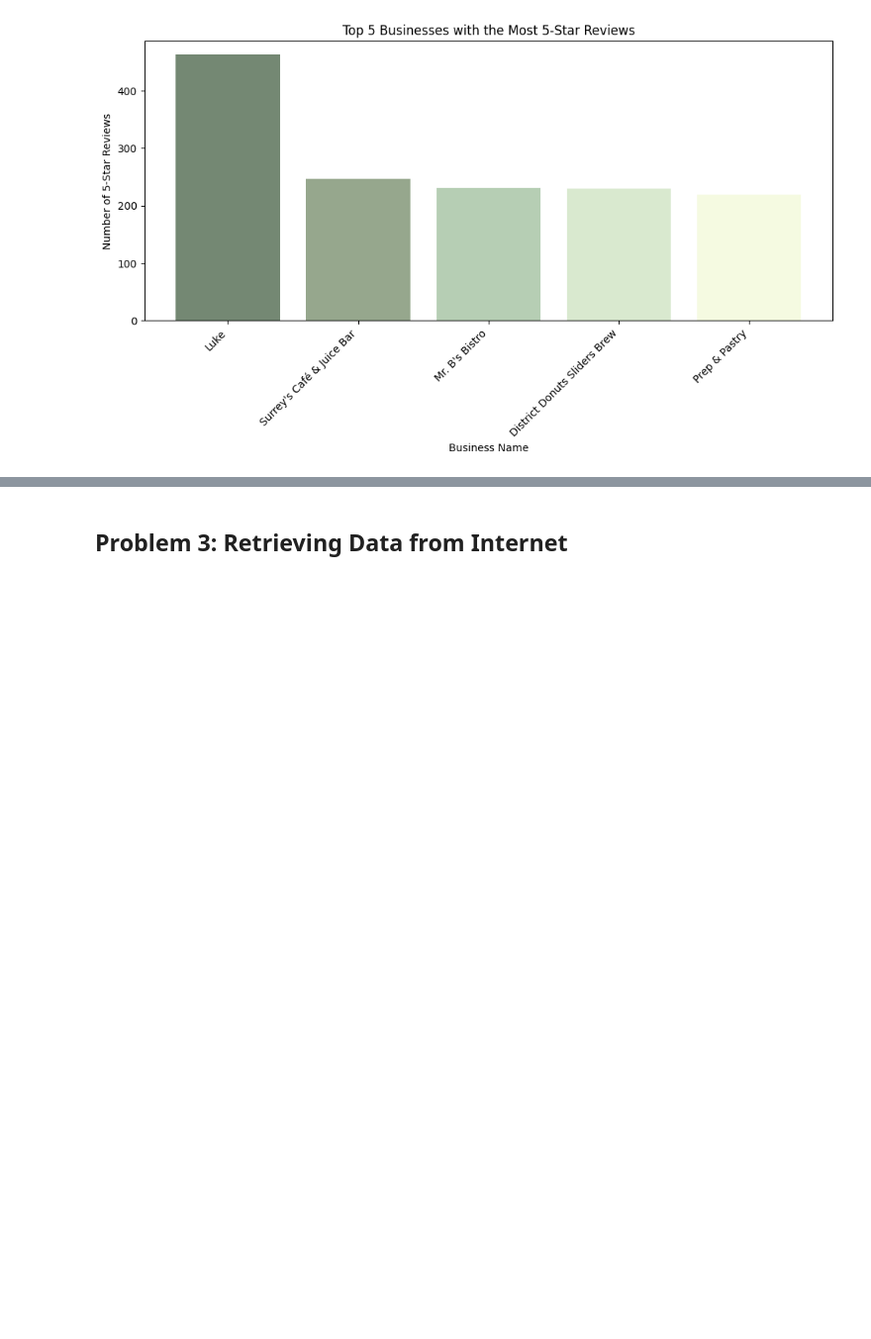
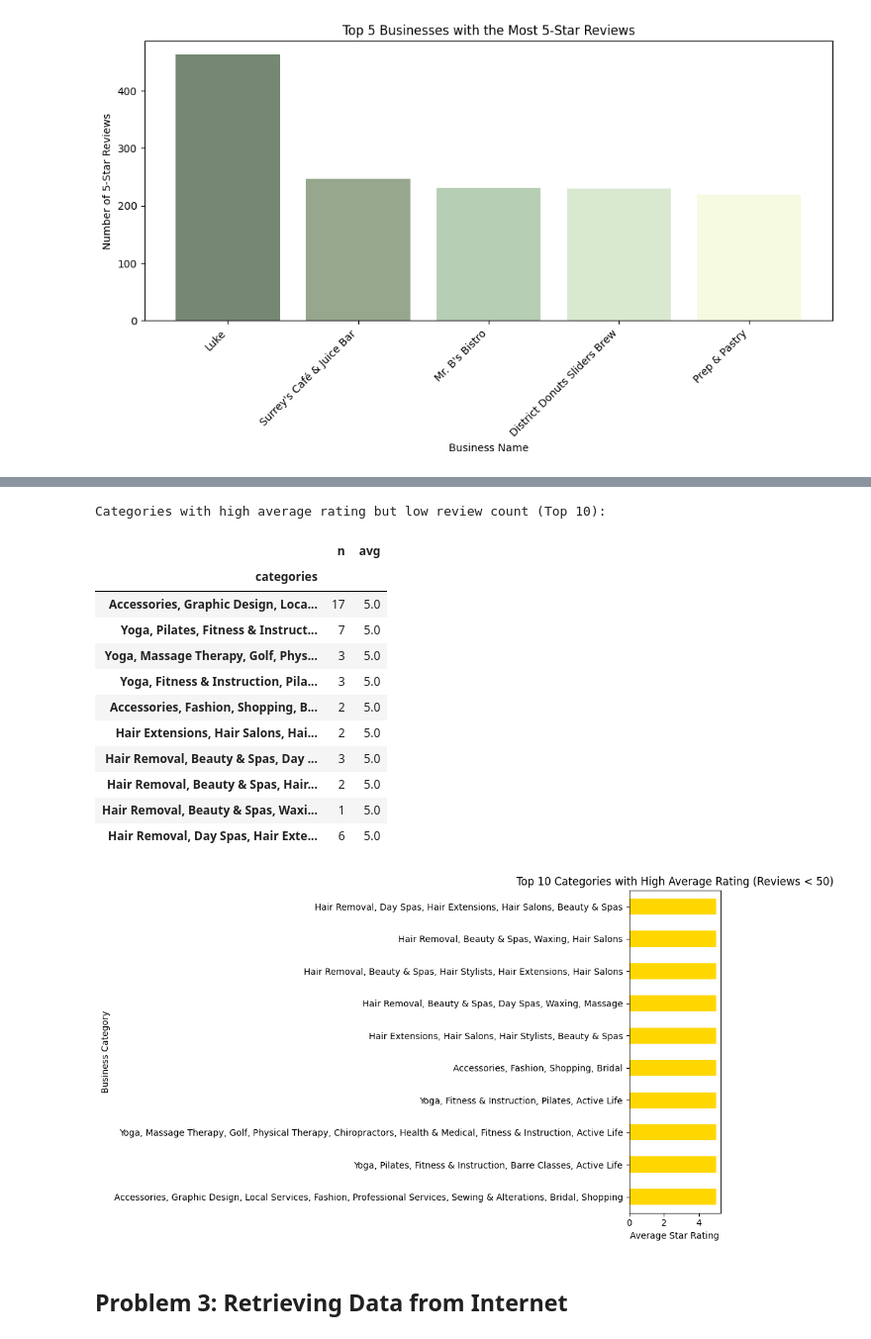
Before and after one commit to TKhahahah/Text_Analytics, a Jupyter notebook: Text_Analytics68.ipynb, the cells around one changed output, grey strips where cells are left out. Shown at 99% size. Saved outputs shown, nothing was run; the diff lists cells and outputs as text; code cells hidden in the pictures; blank space fills up the shorter version.

Commit message:
เพิ่มคำถาม หมวดหมู่ (categories) ไหนได้คะแนนดีแต่คนรีวิวน้อย

```diff
--- a/Text_Analytics68.ipynb
+++ b/Text_Analytics68.ipynb
@@ -614,9 +711,3 @@ total_categories = len(category_counts)
 print(f"There are {total_categories} ")
 # %% [output]
 There are 980
-# %%
-df = pd.DataFrame({
-    'Category': list(category_counts.keys()),
-    'Count': list(category_counts.values())
-})
-df
@@ -825,3 +916,41 @@ KeyError: 'text'
+# %%
+# Filter for categories with low review count (e.g., less than 50) and high average rating (e.g., >= 4.0)
+# We are reusing the 'cat' DataFrame calculated in a previous cell
+high_rated_low_reviews = cat.query("n < 50 and avg >= 4.0").sort_values("avg", ascending=False)
+
+print("Categories with high average rating but low review count (Top 10):")
+display(high_rated_low_reviews.head(10))
+
+# Optional: Visualize the top categories
+import matplotlib.pyplot as plt
+
+if not high_rated_low_reviews.empty:
+    top_low_reviews_viz = high_rated_low_reviews.head(10).sort_values("avg")
+
+    plt.figure(figsize=(10, 6))
+    top_low_reviews_viz['avg'].plot(kind='barh', color='#FFD700') # Using a gold color scheme
+    plt.xlabel("Average Star Rating")
+    plt.ylabel("Business Category")
+    plt.title("Top 10 Categories with High Average Rating (Reviews < 50)")
+    plt.tight_layout()
+    plt.show()
+else:
+    print("No categories found matching the criteria.")
+# %% [output]
+Categories with high average rating but low review count (Top 10):
+|  | n | avg |
+| categories |  |  |
+| Accessories, Graphic Design, Loca... | 17 | 5.0 |
+| Yoga, Pilates, Fitness & Instruct... | 7 | 5.0 |
+| Yoga, Massage Therapy, Golf, Phys... | 3 | 5.0 |
+| Yoga, Fitness & Instruction, Pila... | 3 | 5.0 |
+| Accessories, Fashion, Shopping, B... | 2 | 5.0 |
+| Hair Extensions, Hair Salons, Hai... | 2 | 5.0 |
+| Hair Removal, Beauty & Spas, Day ... | 3 | 5.0 |
+| Hair Removal, Beauty & Spas, Hair... | 2 | 5.0 |
+| Hair Removal, Beauty & Spas, Waxi... | 1 | 5.0 |
+| Hair Removal, Day Spas, Hair Exte... | 6 | 5.0 |
+[figure, added]
 # %%
 #----------------------------------------------
 # Your code starts here
```
Also changed, not shown: parts of 29 cells of this notebook.
